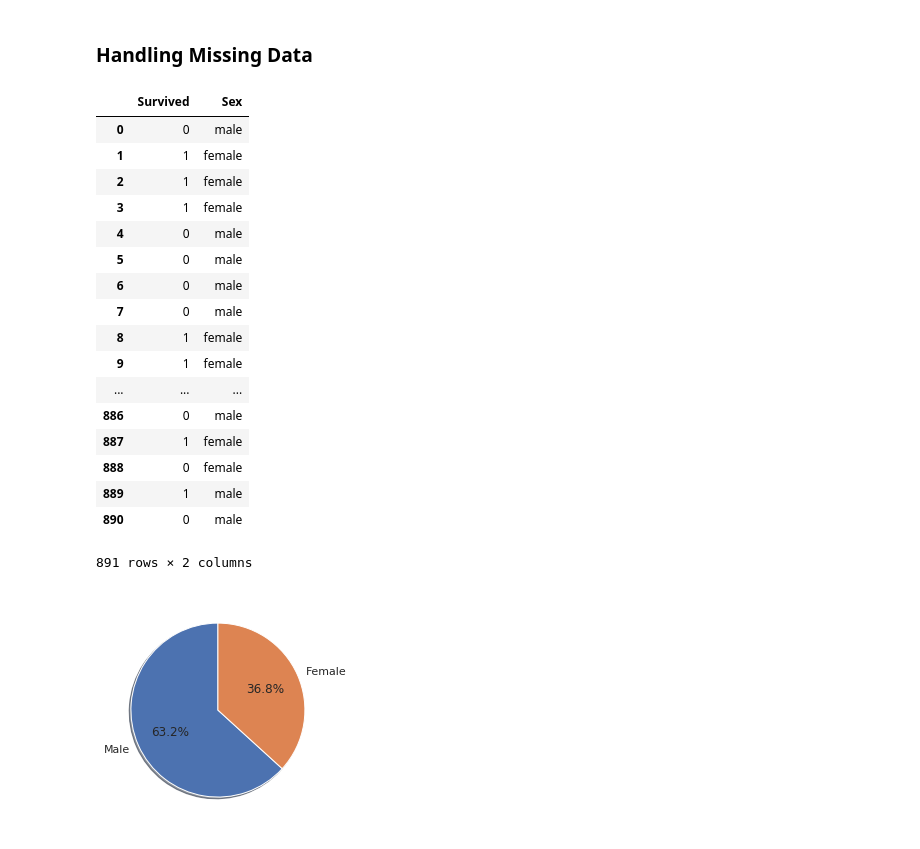
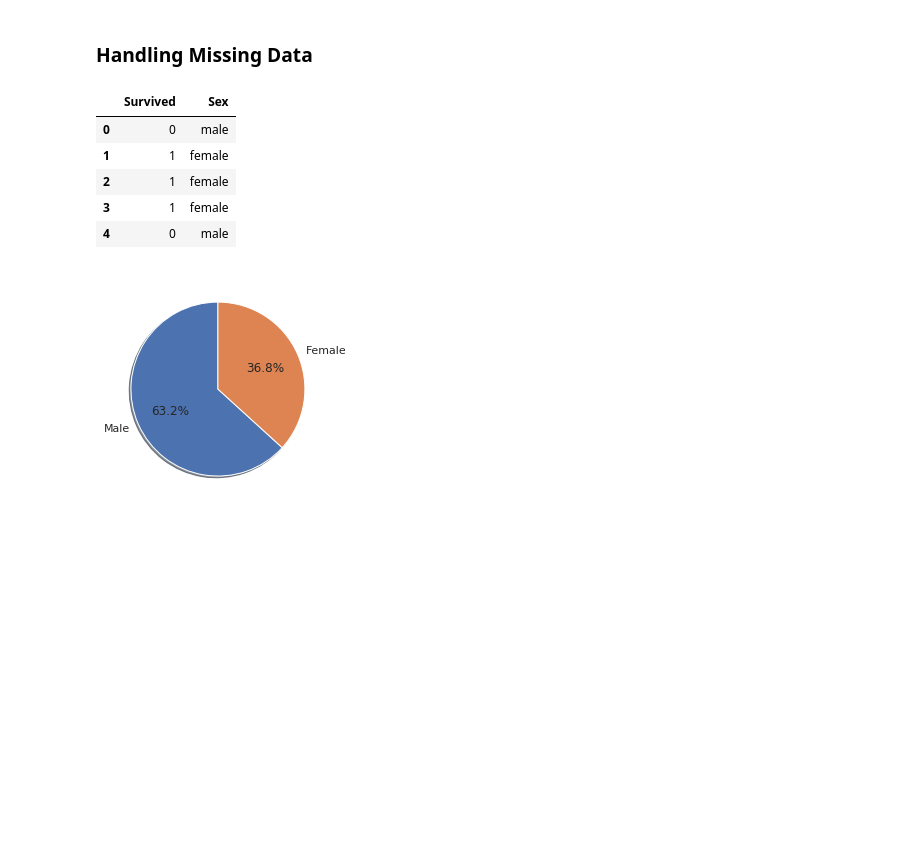
Before and after one commit to shehanFernando/Titanic_Classification, a Jupyter notebook: Titanic.ipynb, the cells around one changed output. Saved outputs shown, nothing was run; the diff lists cells and outputs as text; code cells hidden in the pictures; blank space fills up the shorter version.

```diff
--- a/Titanic.ipynb
+++ b/Titanic.ipynb
@@ -104,26 +104,14 @@ for i in missing:
 train['Age'] = train['Age'].interpolate()
 # %%
 GenderVsSurvived = train[['Survived','Sex']]
-GenderVsSurvived
+GenderVsSurvived.head()
 # %% [output]
 |  | Survived | Sex |
 | 0 | 0 | male |
 | 1 | 1 | female |
 | 2 | 1 | female |
 | 3 | 1 | female |
 | 4 | 0 | male |
-| 5 | 0 | male |
-| 6 | 0 | male |
-| 7 | 0 | male |
-| 8 | 1 | female |
-| 9 | 1 | female |
-| ... | ... | ... |
-| 886 | 0 | male |
-| 887 | 1 | female |
-| 888 | 0 | female |
-| 889 | 1 | male |
-| 890 | 0 | male |
-891 rows × 2 columns
 # %%
 def sexRatio(data):
     """m = male
```
